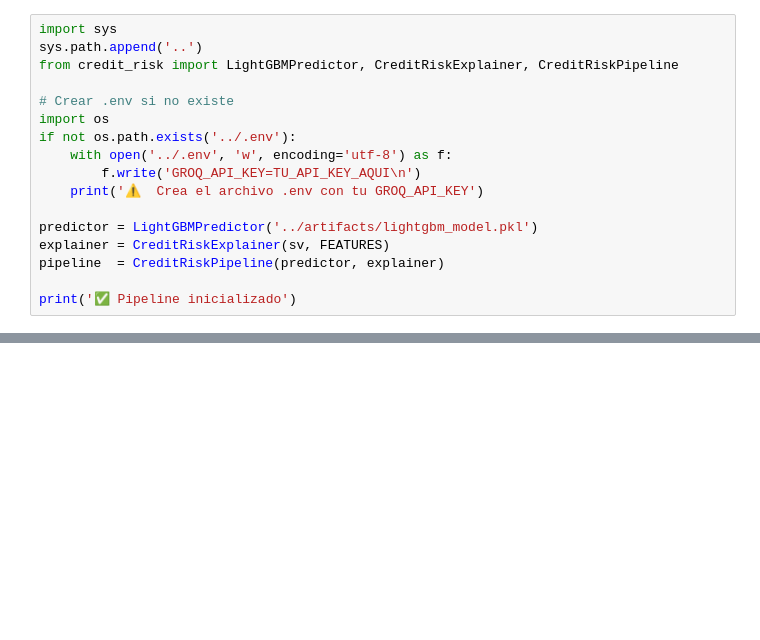
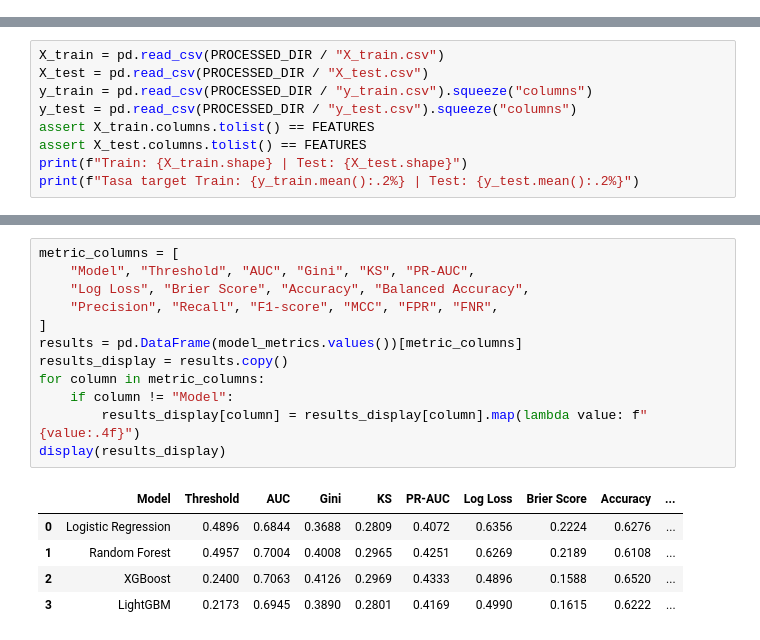
Before and after one commit to elverl/credit-risk-ml, a Jupyter notebook: notebooks/02_machine_learning.ipynb, the cells around one changed output, grey strips where cells are left out. Drawn from its saved outputs; the diff is of its cells as text; blank space fills up the shorter version.

Commit message:
feat: implement reproducible credit risk ML v2 pipeline

```diff
--- a/notebooks/02_machine_learning.ipynb
+++ b/notebooks/02_machine_learning.ipynb
@@ -201,17 +0,0 @@ Usamos el módulo `credit_risk.py` que implementa POO y principios SOLID para ge
-# %%
-import sys
-sys.path.append('..')
-from credit_risk import LightGBMPredictor, CreditRiskExplainer, CreditRiskPipeline
-
-# Crear .env si no existe
-import os
-if not os.path.exists('../.env'):
-    with open('../.env', 'w', encoding='utf-8') as f:
-        f.write('GROQ_API_KEY=TU_API_KEY_AQUI\n')
-    print('⚠️  Crea el archivo .env con tu GROQ_API_KEY')
-
-predictor = LightGBMPredictor('../artifacts/lightgbm_model.pkl')
-explainer = CreditRiskExplainer(sv, FEATURES)
-pipeline  = CreditRiskPipeline(predictor, explainer)
-
-print('✅ Pipeline inicializado')
@@ -247,0 +91,9 @@ El modelo LightGBM predijo una probabilidad de incumplimiento del cliente de 63.
+# %%
+X_train = pd.read_csv(PROCESSED_DIR / "X_train.csv")
+X_test = pd.read_csv(PROCESSED_DIR / "X_test.csv")
+y_train = pd.read_csv(PROCESSED_DIR / "y_train.csv").squeeze("columns")
+y_test = pd.read_csv(PROCESSED_DIR / "y_test.csv").squeeze("columns")
+assert X_train.columns.tolist() == FEATURES
+assert X_test.columns.tolist() == FEATURES
+print(f"Train: {X_train.shape} | Test: {X_test.shape}")
+print(f"Tasa target Train: {y_train.mean():.2%} | Test: {y_test.mean():.2%}")
@@ -247,0 +177,18 @@ El modelo LightGBM predijo una probabilidad de incumplimiento del cliente de 63.
+# %%
+metric_columns = [
+    "Model", "Threshold", "AUC", "Gini", "KS", "PR-AUC",
+    "Log Loss", "Brier Score", "Accuracy", "Balanced Accuracy",
+    "Precision", "Recall", "F1-score", "MCC", "FPR", "FNR",
+]
+results = pd.DataFrame(model_metrics.values())[metric_columns]
+results_display = results.copy()
+for column in metric_columns:
+    if column != "Model":
+        results_display[column] = results_display[column].map(lambda value: f"{value:.4f}")
+display(results_display)
+# %% [output]
+|  | Model | Threshold | AUC | Gini | KS | PR-AUC | Log Loss | Brier Score | Accuracy | ... |
+| 0 | Logistic Regression | 0.4896 | 0.6844 | 0.3688 | 0.2809 | 0.4072 | 0.6356 | 0.2224 | 0.6276 | ... |
+| 1 | Random Forest | 0.4957 | 0.7004 | 0.4008 | 0.2965 | 0.4251 | 0.6269 | 0.2189 | 0.6108 | ... |
+| 2 | XGBoost | 0.2400 | 0.7063 | 0.4126 | 0.2969 | 0.4333 | 0.4896 | 0.1588 | 0.6520 | ... |
+| 3 | LightGBM | 0.2173 | 0.6945 | 0.3890 | 0.2801 | 0.4169 | 0.4990 | 0.1615 | 0.6222 | ... |
```
Also changed, not shown: parts of 44 cells of this notebook, 55 other files.
